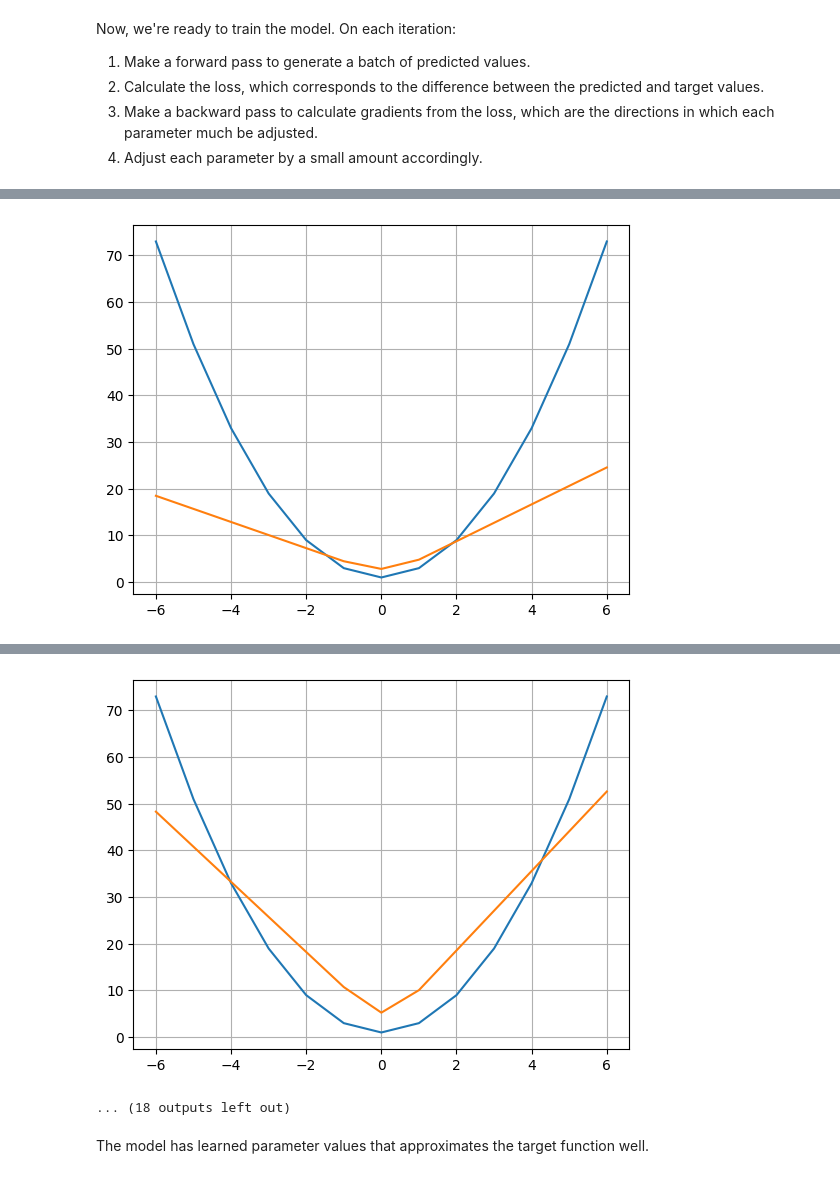
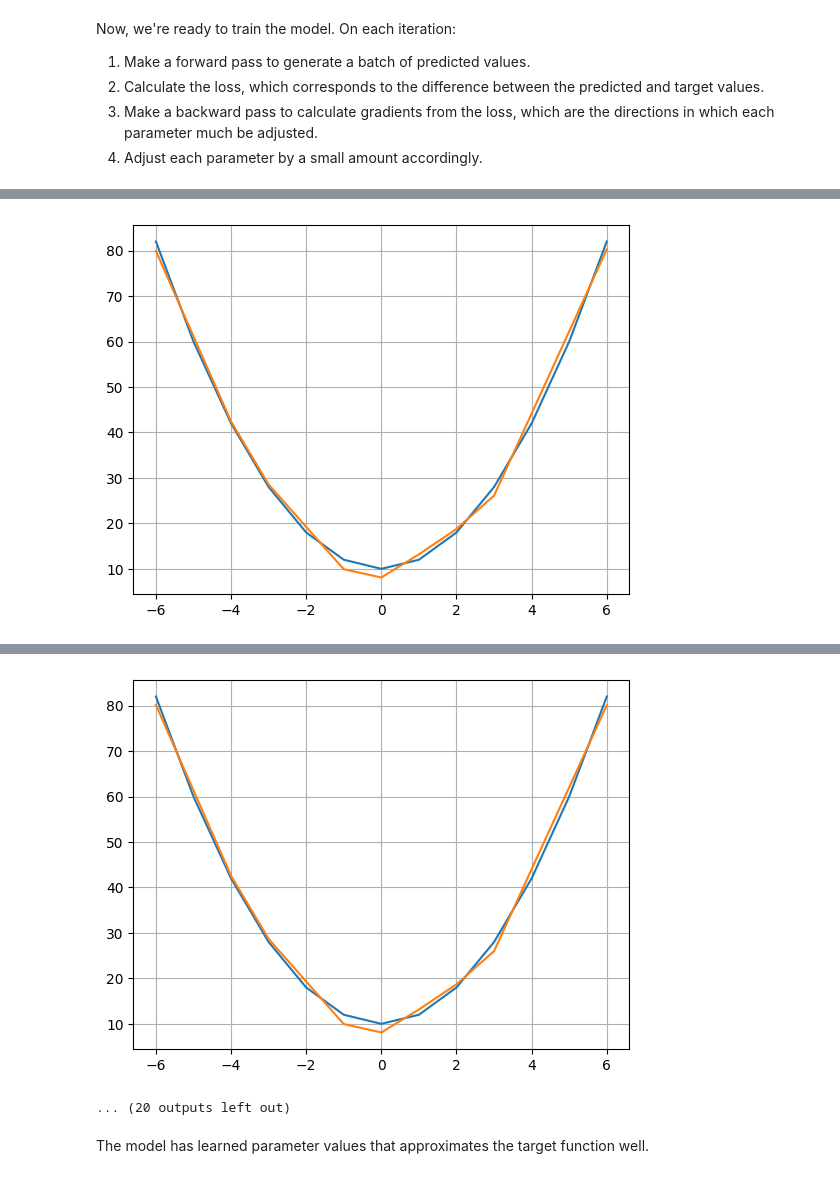
Before and after one commit to brianberns/PyTorchNotebook, a Jupyter notebook: PyTorch.ipynb, the cells around one changed output, grey strips where cells are left out. Drawn from its saved outputs; the diff is of its cells as text; code cells hidden in the pictures.

```diff
--- a/PyTorch.ipynb
+++ b/PyTorch.ipynb
@@ -302,7 +302,7 @@ asdf
 First, define a simple non-linear function that we want a neural network to learn. (This is like using a nucelar bomb to kill an ant, but it illustrates the basic principle well.)
 # %%
 def targetFunc(x):
-    return 2 * x * x + 1
+    return 2 * x * x + 10
 # %% [markdown]
 We also need some training data, consisting of a tensor of inputs and a tensor of (correct) outputs:
 # %%
@@ -377,7 +377,7 @@ Now, we're ready to train the model. On each iteration:
 3. Make a backward pass to calculate gradients from the loss, which are the directions in which each parameter much be adjusted.
 4. Adjust each parameter by a small amount accordingly.
 # %%
-for epoch in range(10000):
+for epoch in range(20000):
 
     # forward pass
     yPrediction = model(xBatch)
@@ -411 +411 @@ Epoch 8, loss 637.2973022460938
-[figure, old version]
+[figure, new version]
@@ -413,5 +413,5 @@ Epoch 16, loss 122.97371673583984
-[figure, old version]
+[figure, new version]
-... (18 outputs left out)
+... (20 outputs left out)
 # %% [markdown]
 The model has learned parameter values that approximates the target function well.
 # %%
```
Also changed, not shown: parts of 5 cells of this notebook.
